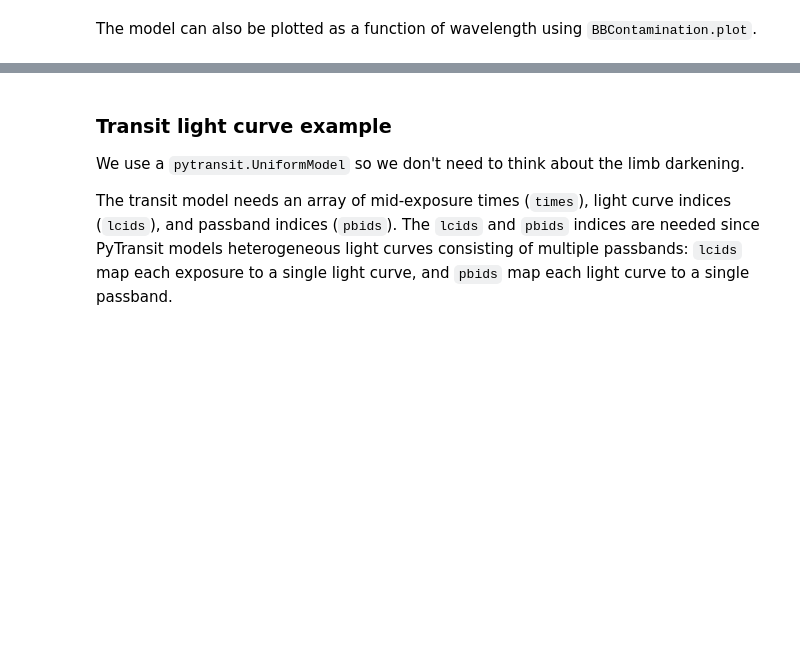
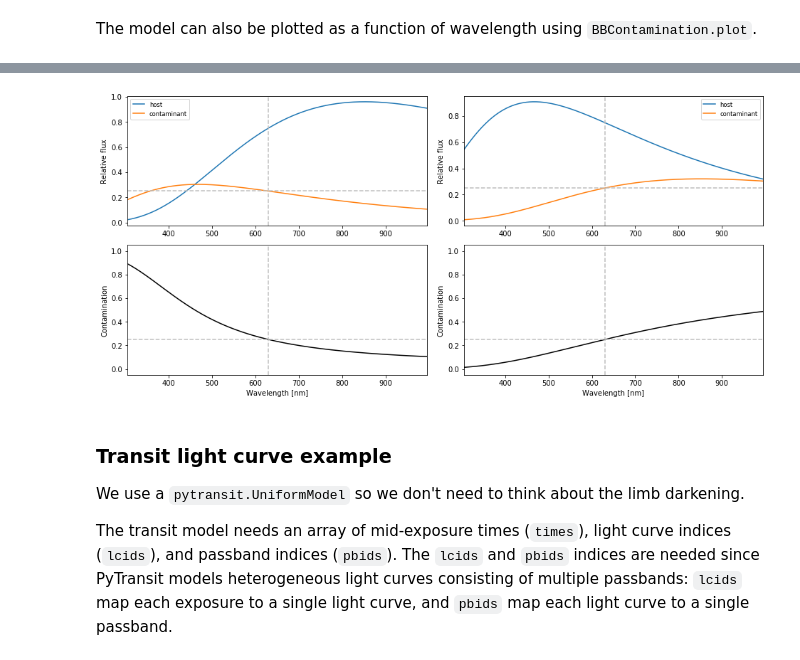
Before and after one commit to hpparvi/PyTransit, a Jupyter notebook: notebooks/contamination/contamination_1_black_body_model.ipynb, the cells around one changed output, grey strips where cells are left out. Cells and saved outputs as stored; diff of their text form; code cells hidden in the pictures; blank space fills up the shorter version.

```diff
--- a/notebooks/contamination/contamination_1_black_body_model.ipynb
+++ b/notebooks/contamination/contamination_1_black_body_model.ipynb
@@ -42,3 +42,9 @@ cn.plot(4400, 6200, 0.25, wlref=630)
+# %%
+fig, axs = subplots(2, 2, figsize=(13,6), constrained_layout=True)
+cn.plot(3400, 6200, 0.25, wlref=630, axs=axs[:,0])
+cn.plot(6200, 3400, 0.25, wlref=630, axs=axs[:,1])
+# %% [output]
+[figure, added]
 # %% [markdown]
 ### Transit light curve example
 
```
Also changed, not shown: parts of 4 cells of this notebook, 3 other files.
